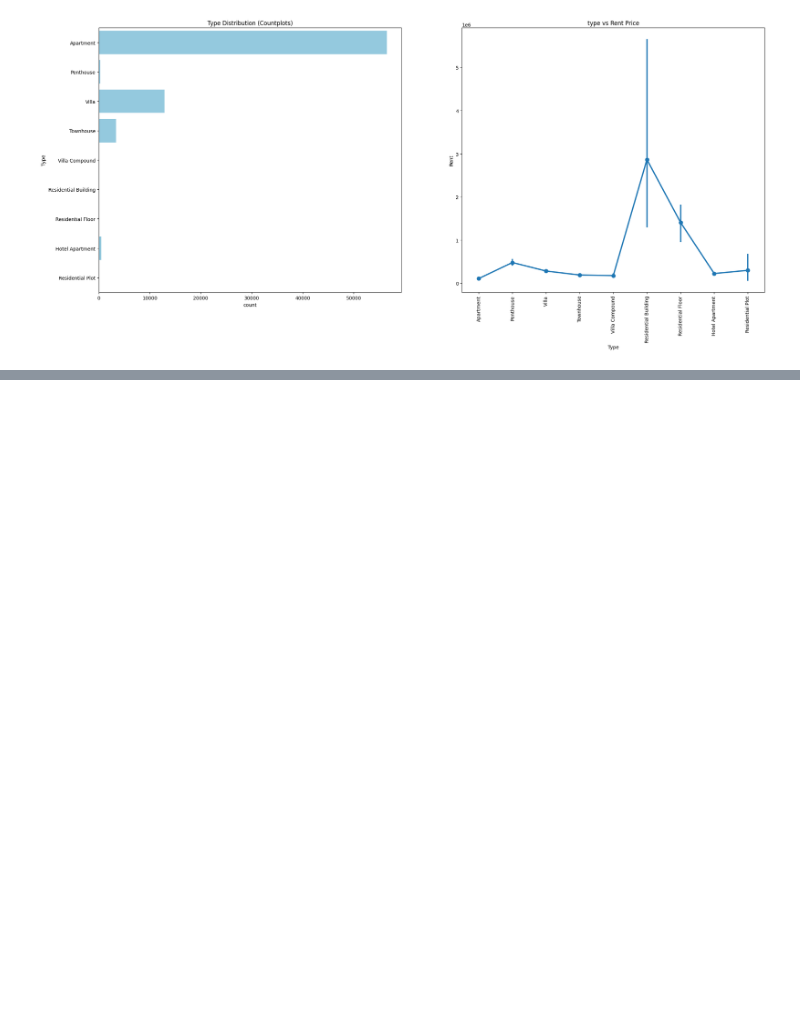
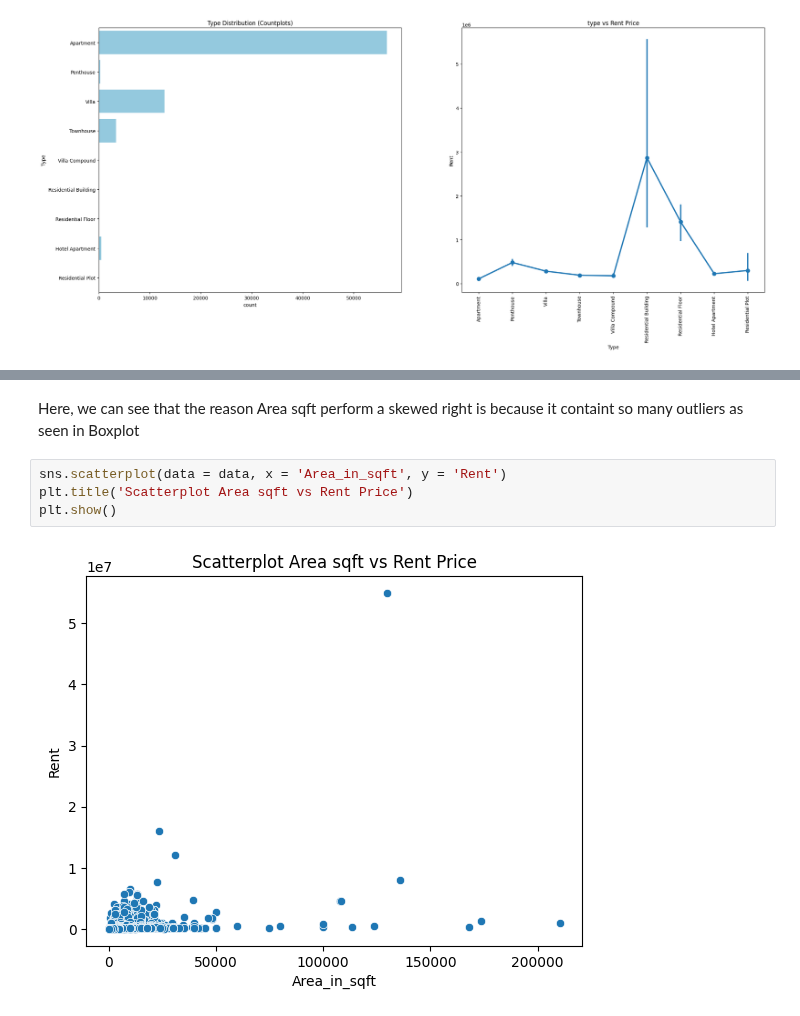
Before and after one commit to JonathanSuryaS/AOL---Machine-Learning, a Jupyter notebook: dubai.ipynb, the cells around one changed output, grey strips where cells are left out. Saved outputs shown, nothing was run; the diff lists cells and outputs as text; blank space fills up the shorter version.

```diff
--- a/dubai.ipynb
+++ b/dubai.ipynb
@@ -149,0 +162,8 @@ plt.show()
+# %% [markdown]
+Here, we can see that the reason Area sqft perform a skewed right is because it containt so many outliers as seen in Boxplot
+# %%
+sns.scatterplot(data = data, x = 'Area_in_sqft', y = 'Rent')
+plt.title('Scatterplot Area sqft vs Rent Price')
+plt.show()
+# %% [output]
+[figure, added]
```
Also changed, not shown: parts of 27 cells of this notebook.
